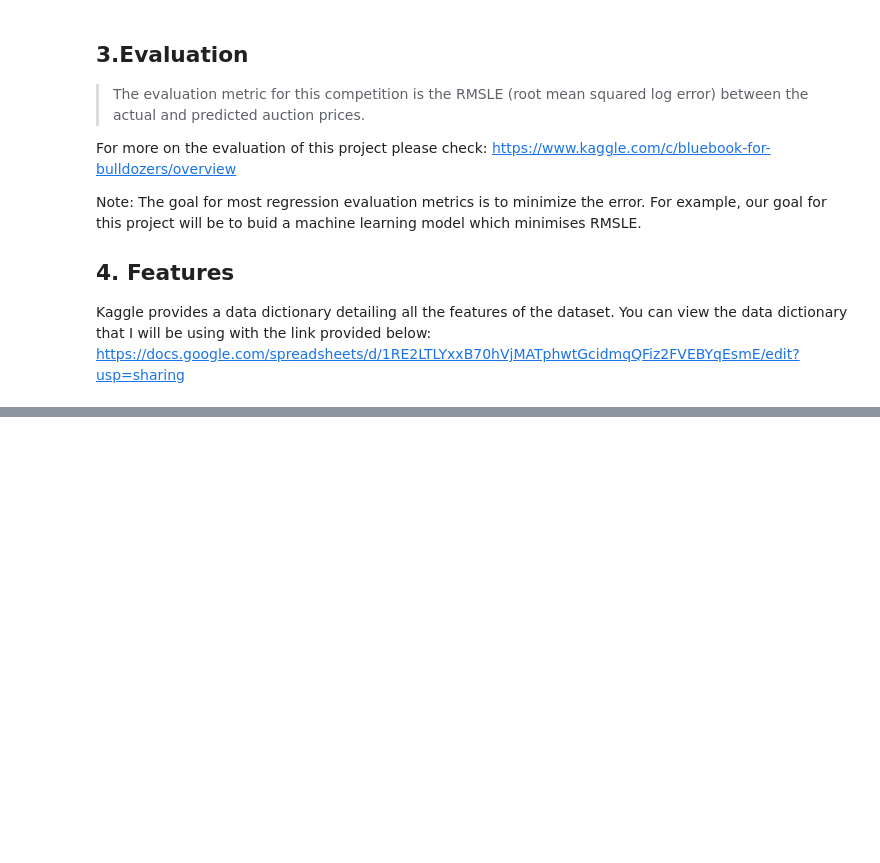
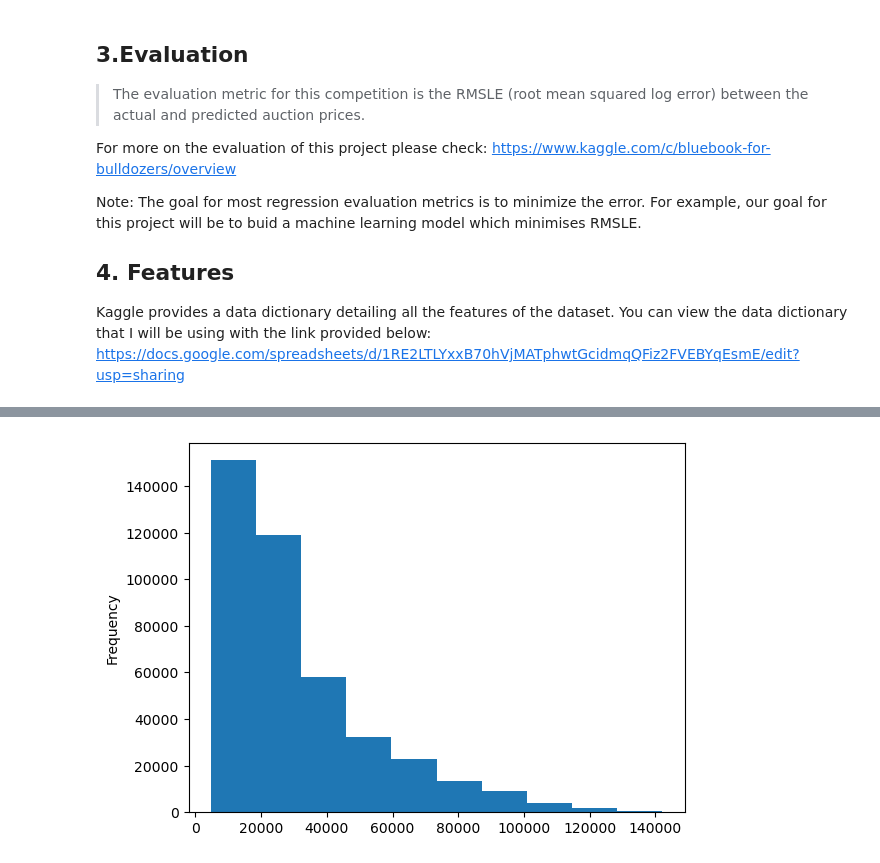
Before and after one commit to Kammohan/Machine-Learning-Bulldozer-Regressor, a Jupyter notebook: Bulldozer Price Regression Project.ipynb, the cells around one changed output, grey strips where cells are left out. Cells and saved outputs as stored; diff of their text form; code cells hidden in the pictures; blank space fills up the shorter version.

```diff
--- a/Bulldozer Price Regression Project.ipynb
+++ b/Bulldozer Price Regression Project.ipynb
@@ -33,0 +100,4 @@ import sklearn
+# %%
+df.SalePrice.plot.hist();
+# %% [output]
+[figure, added]
```
Also changed, not shown: parts of 28 cells of this notebook.
